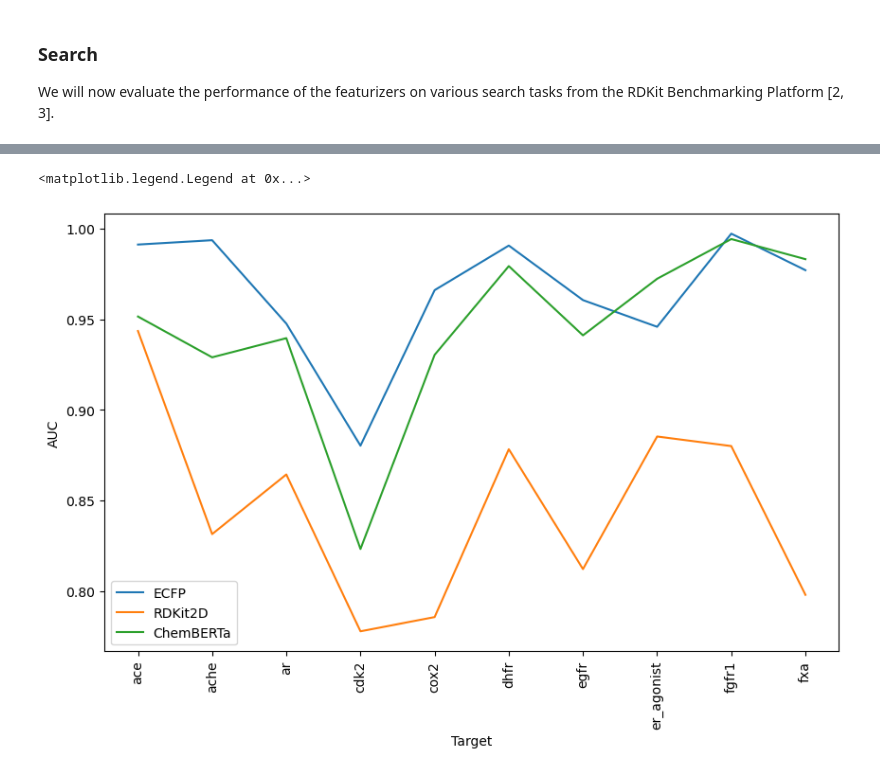
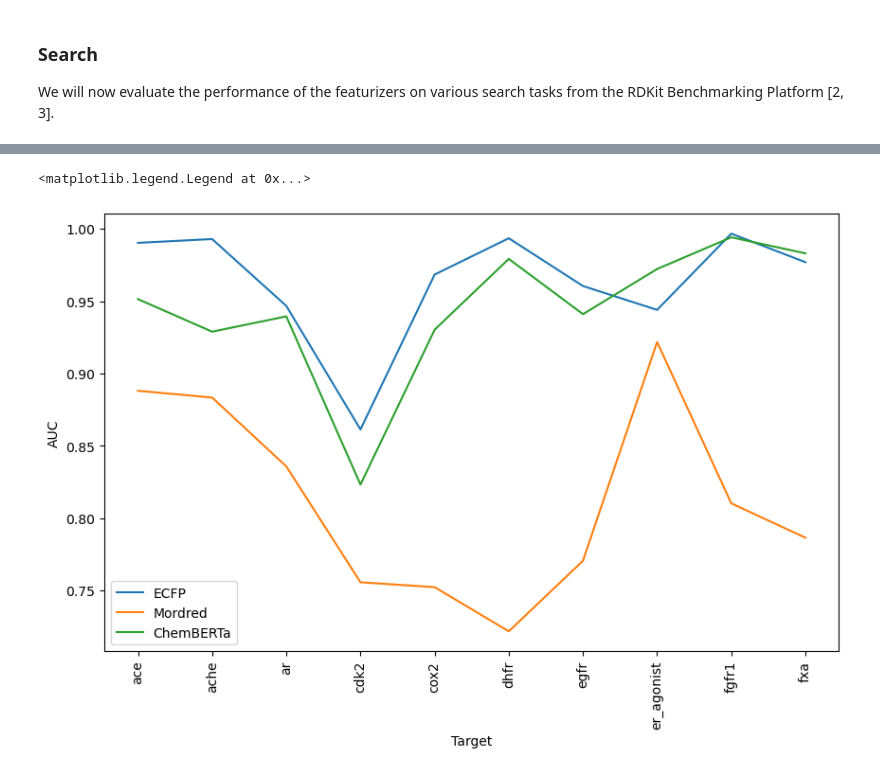
Before and after one commit to datamol-io/molfeat, a Jupyter notebook: docs/benchmark.ipynb, the cells around one changed output, grey strips where cells are left out. Drawn from its saved outputs; the diff is of its cells as text; code cells hidden in the pictures.

Commit message:
revert #64 w/ updates (add `mordred` back)
this reverse many of the changes made in PR #64 to remove `mordred`, with the only differences being the different name of the package

```diff
--- a/docs/benchmark.ipynb
+++ b/docs/benchmark.ipynb
@@ -136,10 +136,11 @@ for name, feats in X.items():
 
     # Train
     automl = autosklearn.regression.AutoSklearnRegressor(
-        memory_limit=100000,
+        memory_limit=24576,
         # For practicality’s sake, limit this to 5 minutes!
         # (x3 = 15 min in total)
         time_left_for_this_task=180,
+        n_jobs=1,
         seed=1,
     )
     automl.fit(feats[train_ind], y_true[train_ind])
@@ -173,12 +175,12 @@ smiles = np.array([preprocess_smiles(smi) for smi in smiles])
 smiles = np.array([smi for smi in smiles if smi is not None])
 
 feats_ecfp, ind_ecfp = trans_ecfp(smiles, ignore_errors=True)
-feats_desc2D, ind_desc2D = trans_desc2D(smiles, ignore_errors=True)
+feats_mordred, ind_mordred = trans_mordred(smiles, ignore_errors=True)
 feats_chemberta, ind_chemberta = trans_chemberta(smiles, ignore_errors=True)
 
 X = {
     "ECFP": feats_ecfp[ind_ecfp],
-    "RDKit2D": feats_desc2D[ind_desc2D],
+    "Mordred": feats_mordred[ind_mordred],
     "ChemBERTa": feats_chemberta[ind_chemberta],
 }
 # %% [output]
@@ -203,11 +198,11 @@ for name, feats in X.items():
 
     # Train
     automl = autosklearn.classification.AutoSklearnClassifier(
-        memory_limit=100000,
+        memory_limit=24576,
         # For practicality’s sake, limit this to 5 minutes!
         # (x3 = 15 min in total)
         time_left_for_this_task=180,
-        n_jobs=4,
+        n_jobs=1,
         seed=1,
     )
     automl.fit(feats[train_ind], y_true[train_ind])
@@ -311,12 +293,12 @@ for target in tqdm.tqdm(TARGETS, leave=False):
 
     # Featurize
     feats_ecfp, ind_ecfp = trans_ecfp(smiles, ignore_errors=True)
-    feats_desc2D, ind_desc2D = trans_desc2D(smiles, ignore_errors=True)
+    feats_mordred, ind_mordred = trans_mordred(smiles, ignore_errors=True)
     feats_chemberta, ind_chemberta = trans_chemberta(smiles, ignore_errors=True)
 
     X = {
         "ECFP": feats_ecfp[ind_ecfp],
-        "RDKit2D": feats_desc2D[ind_desc2D],
+        "Mordred": feats_mordred[ind_mordred],
         "ChemBERTa": feats_chemberta[ind_chemberta],
     }
 
@@ -342,24 +342,24 @@ for target in tqdm.tqdm(TARGETS, leave=False):
 # %%
 # Replicate the figure from https://doi.org/10.1021/ci400466r
 
 xs = list(range(len(TARGETS)))
 
 ecfp_scores = [results["ECFP"][target] for target in TARGETS]
-desc2d_scores = [results["RDKit2D"][target] for target in TARGETS]
+mordred_scores = [results["Mordred"][target] for target in TARGETS]
 chemberta_scores = [results["ChemBERTa"][target] for target in TARGETS]
 
 fig, ax = plt.subplots(figsize=(10, 6))
-for scores, label in zip([ecfp_scores, desc2d_scores, chemberta_scores], ["ECFP", "RDKit2D", "ChemBERTa"]):
+for scores, label in zip([ecfp_scores, mordred_scores, chemberta_scores], ["ECFP", "Mordred", "ChemBERTa"]):
     ax.plot(xs, scores, label=label)
 
 ax.set_xlabel("Target")
 ax.set_ylabel("AUC")
 ax.set_xticks(xs)
 ax.set_xticklabels(TARGETS, rotation=90)
 ax.legend()
 # %% [output]
 <matplotlib.legend.Legend at 0x...>
-[figure, old version]
+[figure, new version]
 # %% [markdown]
 #### Conclusion
 For search, we observe yet again another ranking. It now seems that ECFP is the best option across the board, although it's target dependent.
```
Also changed, not shown: parts of 10 cells of this notebook, 7 other files.
